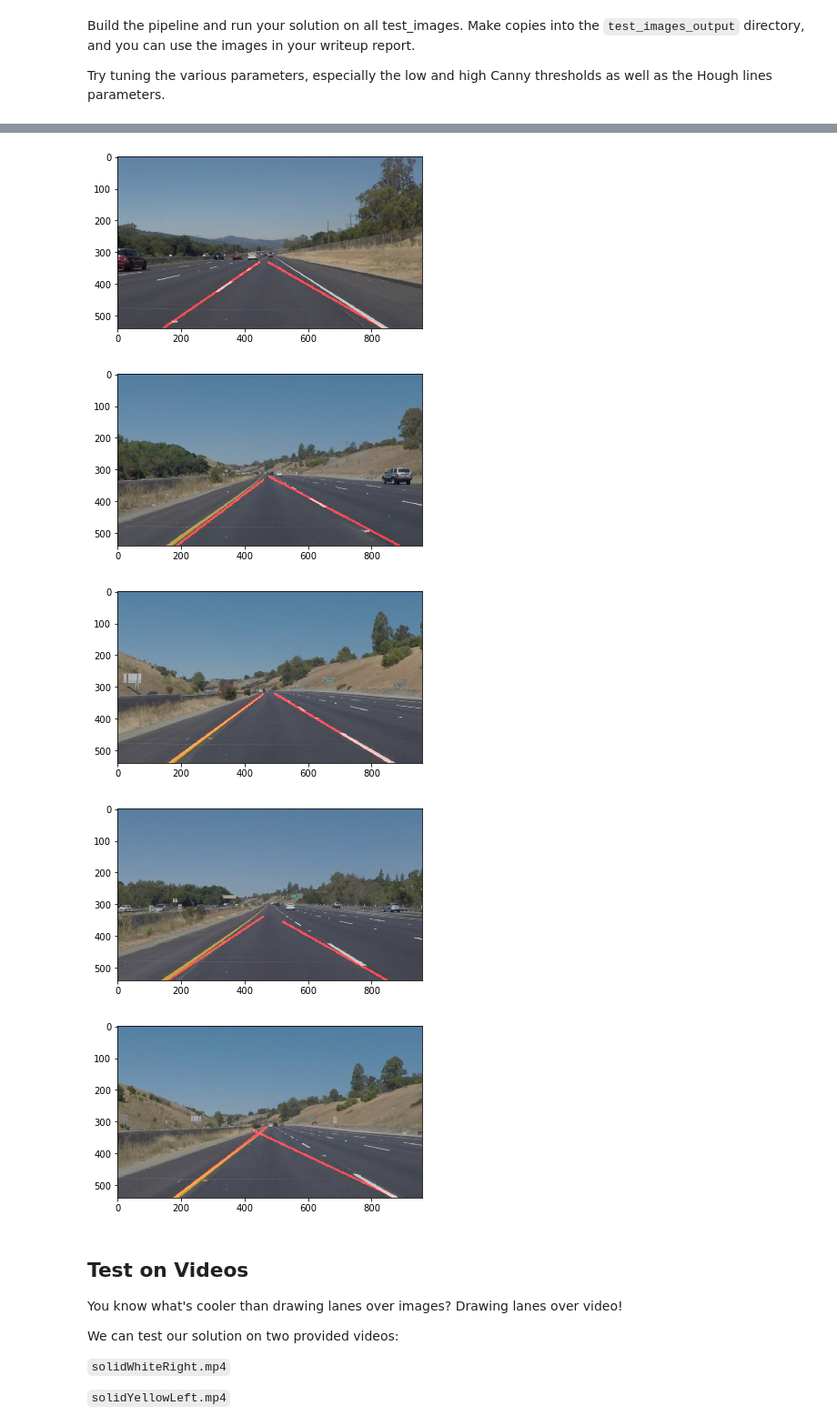
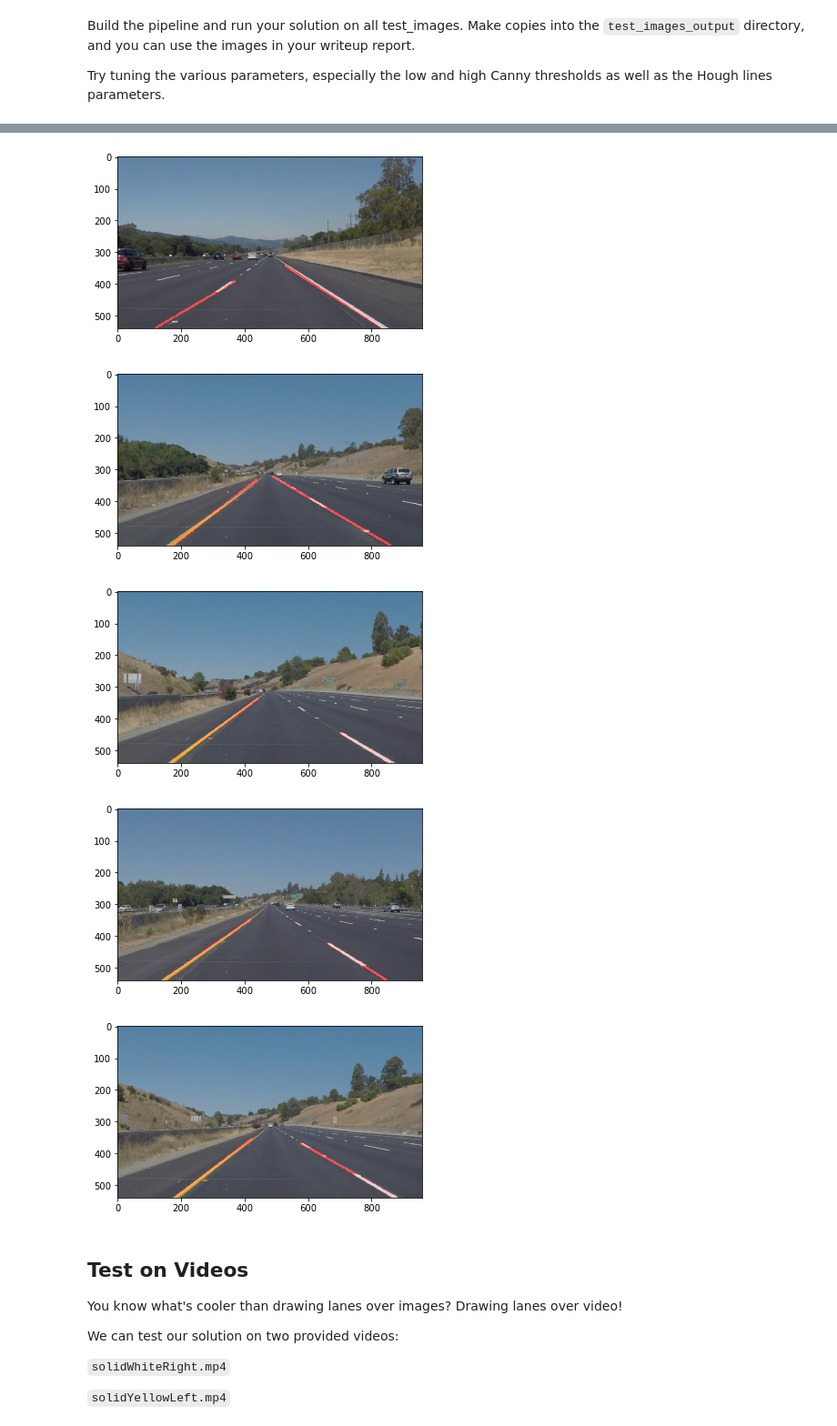
Before and after one commit to elok/CarND-Lanelines-P1, a Jupyter notebook: P1.ipynb, the cells around one changed output, grey strips where cells are left out. Shown: that part at 91% size. Cells and saved outputs as stored; diff of their text form; code cells hidden in the pictures.

Commit message:
turned region from triangle to trapezoid and updated parameters

```diff
--- a/P1.ipynb
+++ b/P1.ipynb
@@ -328,22 +328,23 @@ def draw_lane_lines(img_data):
     img_blur = gaussian_blur(img_gray, kernel_size)
 
     # 3 - Canny
-    low_threshold = 50 #50
-    high_threshold = 150 #150
+    low_threshold = 50 # reject pixels below the low_threshold
+    high_threshold = 90 # first detect strong edge (strong gradient) pixels above the high_threshold
     img_canny = canny(img_blur, low_threshold, high_threshold)
 
     # 4 - Region of interest
     left_bottom = [0, img_data.shape[0]-1]
     right_bottom = [img_data.shape[1], img_data.shape[0]-1]
-    apex = [img_data.shape[1]/2, 315]
-    triangle = np.array([ left_bottom, right_bottom, apex ], np.int32)
-    img_region = region_of_interest(img_canny, [triangle])
+    apex_left = [(img_data.shape[1]/2)-7, 315]
+    apex_right = [(img_data.shape[1]/2)+7, 315]
+    trapezoid = np.array([ left_bottom, right_bottom, apex_left, apex_right ], np.int32)
+    img_region = region_of_interest(img_canny, [trapezoid])
 
     # 5 - Hough lines
     rho = 2 # distance resolution in pixels of the Hough grid
     theta = np.pi/180 # angular resolution in radians of the Hough grid
     threshold = 1     # minimum number of votes (intersections in Hough grid cell)
-    min_line_length = 10 # minimum number of pixels making up a line
+    min_line_length = 20 # minimum number of pixels making up a line
     max_line_gap = 5    # maximum gap in pixels between connectable line segments
     img_hough = hough_lines(img_region, rho, theta, threshold, min_line_length, max_line_gap)
 
@@ -372,8 +373,8 @@ for image_file_name in os.listdir('test_images/'):
-[figure, old version]
+[figure, new version]
-[figure, old version]
+[figure, new version]
-[figure, old version]
+[figure, new version]
-[figure, old version]
+[figure, new version]
-[figure, old version]
+[figure, new version]
 # %% [markdown]
 ## Test on Videos
 
```
Also changed, not shown: parts of 4 cells of this notebook, 9 other files.
